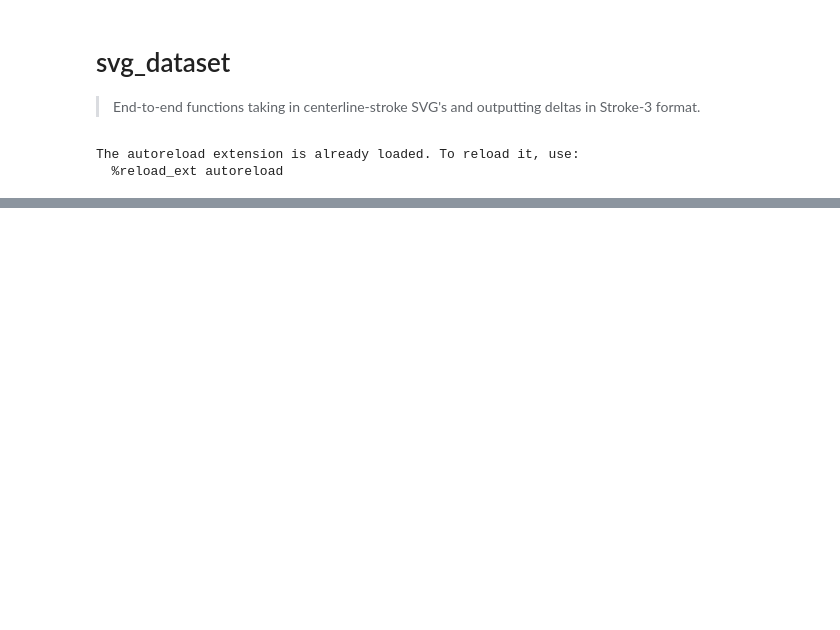
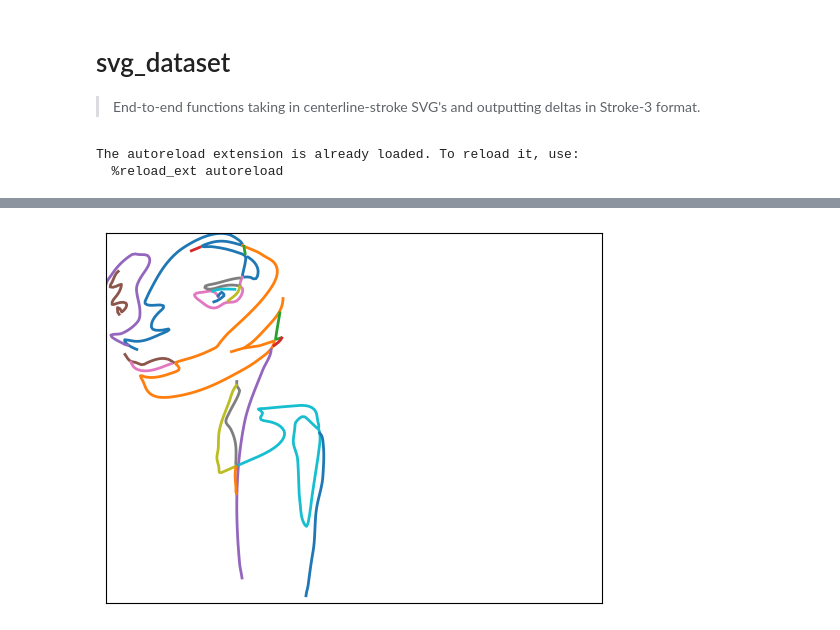
Before and after one commit to andrewlook/singleline_dataset, a Jupyter notebook: nbs/07_svg_dataset.ipynb, the cells around one changed output, grey strips where cells are left out. Cells and saved outputs as stored; diff of their text form; code cells hidden in the pictures; blank space fills up the shorter version.

Commit message:
07_svg_dataset: testing out plotting functions

```diff
--- a/nbs/07_svg_dataset.ipynb
+++ b/nbs/07_svg_dataset.ipynb
@@ -93,3 +93,5 @@ def svgs_to_deltas(input_dir, output_dir=None, target_size=200, **kwargs):
         except Exception as e:
             print(f"error processing {input_fname}: {e}")
     return np.array(dataset, dtype=object)
+# %%
+deltas, rescaled_strokes = svg_to_stroke_deltas("../data/svg/0000.svg")
@@ -96,3 +122,7 @@ def svgs_to_deltas(input_dir, output_dir=None, target_size=200, **kwargs):
+# %%
+plot_strokes(rescaled_strokes)
+# %% [output]
+[figure, added]
 # %%
 #| hide
 import nbdev
```
Also changed, not shown: parts of 6 cells of this notebook, 2 other files.
